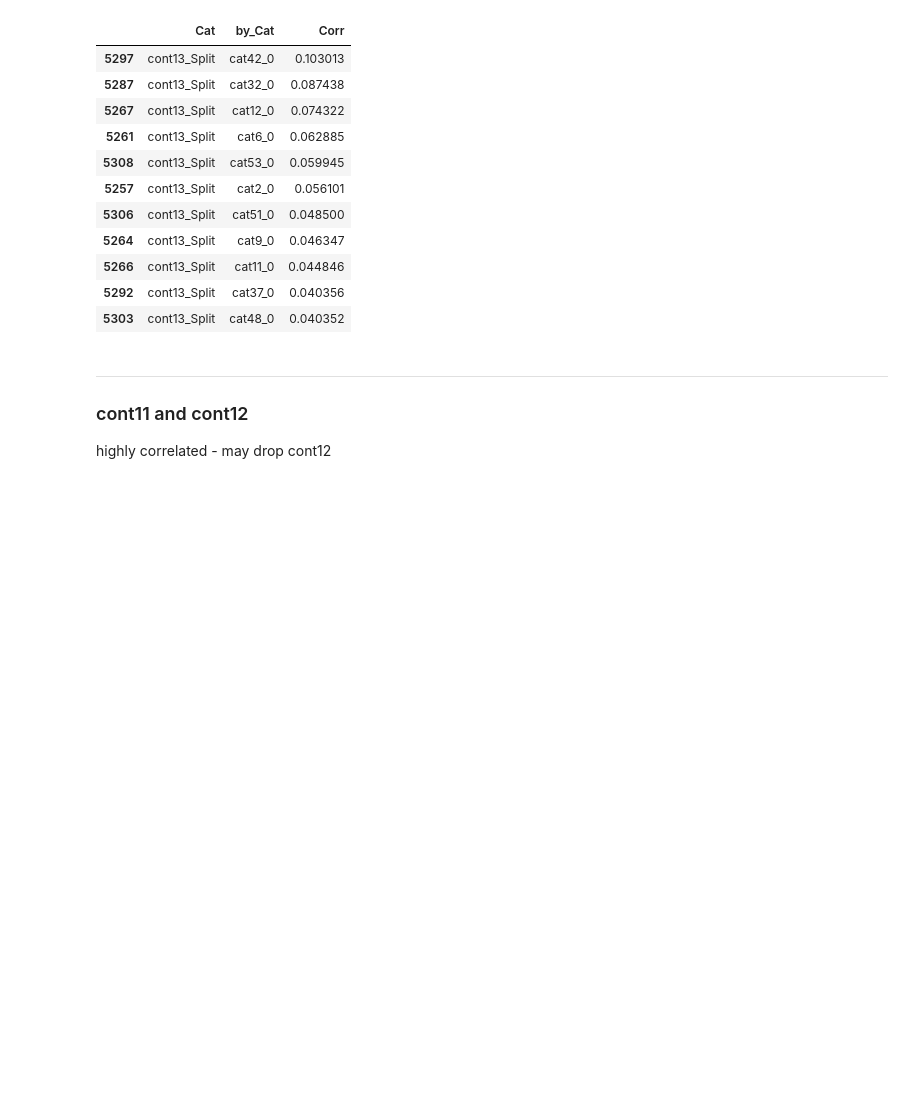
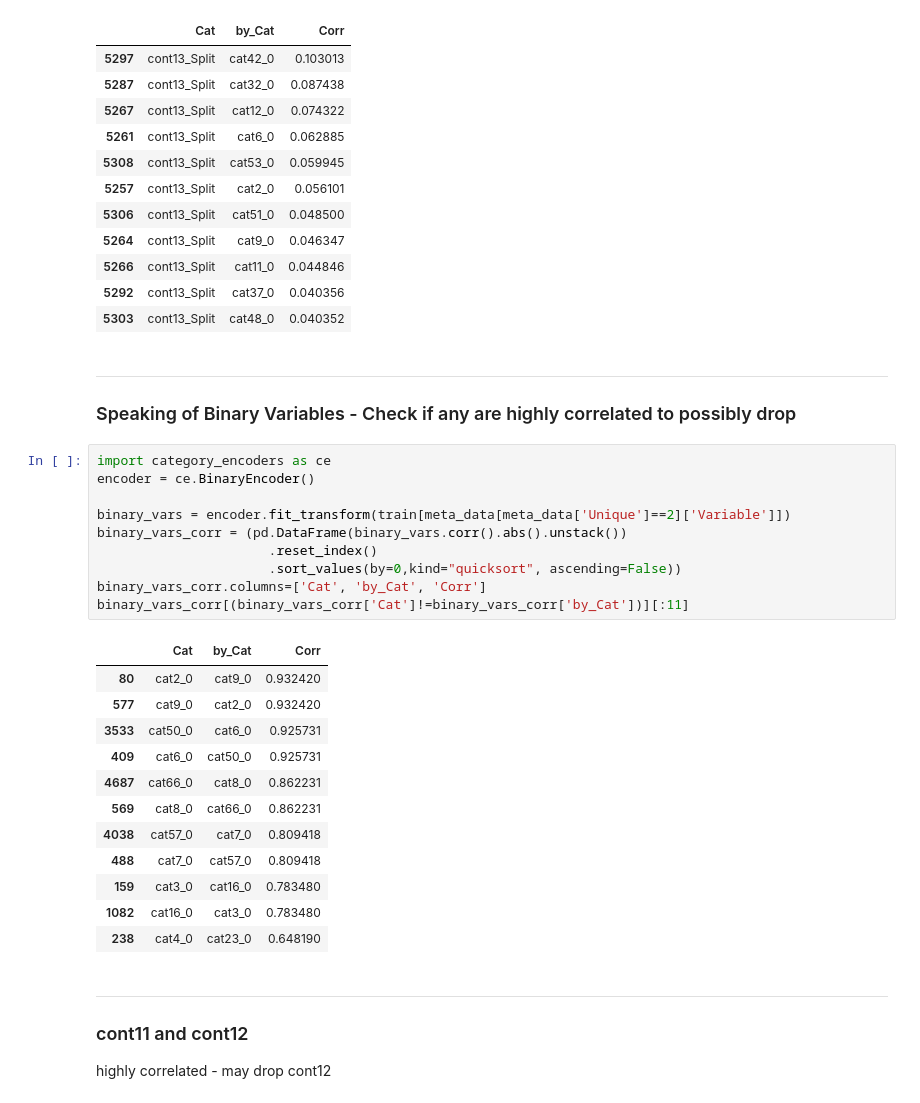
Before and after one commit to rlshuhart/Allstate_Claims_Severity, a Jupyter notebook: notebooks/1_Business_and_Data_Understanding.ipynb, the cells around one changed output. Saved outputs shown, nothing was run; the diff lists cells and outputs as text; blank space fills up the shorter version.

```diff
--- a/notebooks/1_Business_and_Data_Understanding.ipynb
+++ b/notebooks/1_Business_and_Data_Understanding.ipynb
@@ -152,6 +152,32 @@ binary_vars_corr[(binary_vars_corr['Cat']!=binary_vars_corr['by_Cat'])&(binary_v
 | 5266 | cont13_Split | cat11_0 | 0.044846 |
 | 5292 | cont13_Split | cat37_0 | 0.040356 |
 | 5303 | cont13_Split | cat48_0 | 0.040352 |
+# %% [markdown]
+---
+### Speaking of Binary Variables - Check if any are highly correlated to possibly drop
+# %%
+import category_encoders as ce
+encoder = ce.BinaryEncoder()
+
+binary_vars = encoder.fit_transform(train[meta_data[meta_data['Unique']==2]['Variable']])
+binary_vars_corr = (pd.DataFrame(binary_vars.corr().abs().unstack())
+                      .reset_index()
+                      .sort_values(by=0,kind="quicksort", ascending=False))
+binary_vars_corr.columns=['Cat', 'by_Cat', 'Corr']
+binary_vars_corr[(binary_vars_corr['Cat']!=binary_vars_corr['by_Cat'])][:11]
+# %% [output]
+|  | Cat | by_Cat | Corr |
+| 80 | cat2_0 | cat9_0 | 0.932420 |
+| 577 | cat9_0 | cat2_0 | 0.932420 |
+| 3533 | cat50_0 | cat6_0 | 0.925731 |
+| 409 | cat6_0 | cat50_0 | 0.925731 |
+| 4687 | cat66_0 | cat8_0 | 0.862231 |
+| 569 | cat8_0 | cat66_0 | 0.862231 |
+| 4038 | cat57_0 | cat7_0 | 0.809418 |
+| 488 | cat7_0 | cat57_0 | 0.809418 |
+| 159 | cat3_0 | cat16_0 | 0.783480 |
+| 1082 | cat16_0 | cat3_0 | 0.783480 |
+| 238 | cat4_0 | cat23_0 | 0.648190 |
 # %% [markdown]
 ---
 ### cont11 and cont12
```
